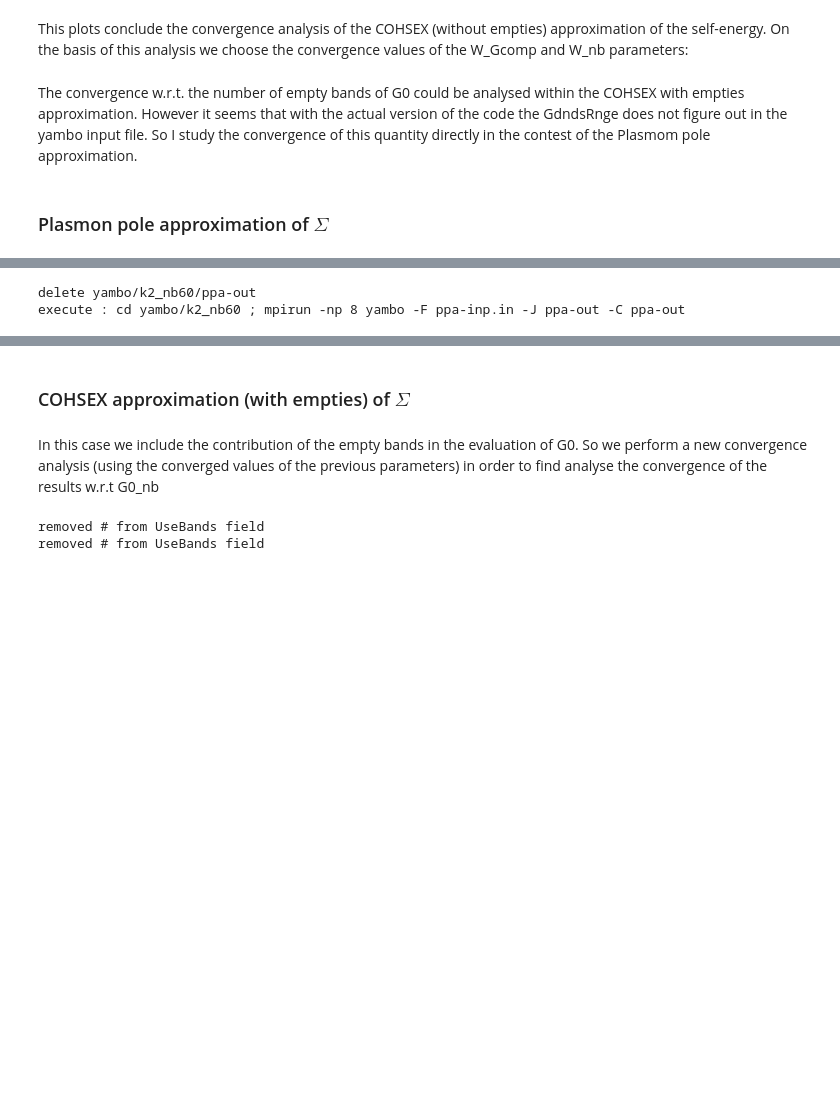
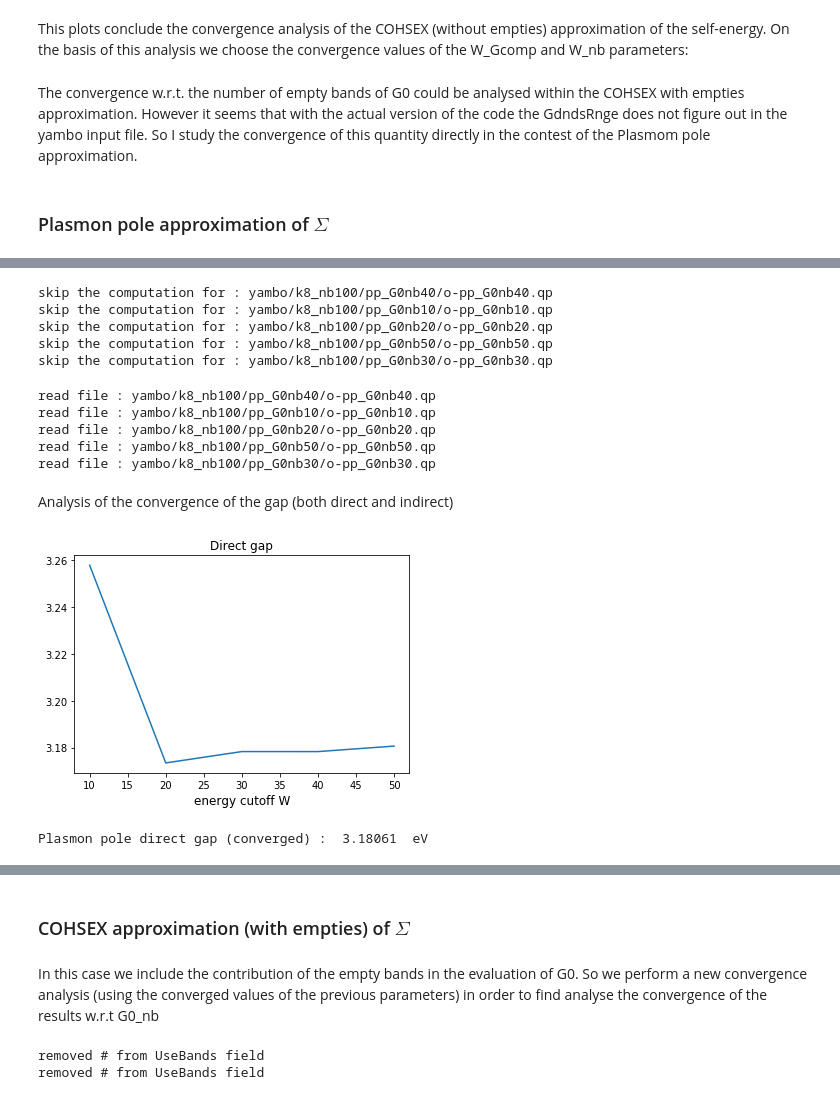
Before and after one commit to marcodalessandro76/Yambo-nb, a Jupyter notebook: Si-equilibrium/GW convergence analysis/GW Convergence Analysis.ipynb, the cells around one changed output, grey strips where cells are left out. Cells and saved outputs as stored; diff of their text form; code cells hidden in the pictures; blank space fills up the shorter version.

```diff
--- a/Si-equilibrium/GW convergence analysis/GW Convergence Analysis.ipynb
+++ b/Si-equilibrium/GW convergence analysis/GW Convergence Analysis.ipynb
@@ -234,8 +240,10 @@ for gcomp in G0_Gcomp:
 
     plt.plot(kp,dirGap[gcomp],label= 'G0_Gcomp_'+str(gcomp))
 
-print 'HF direct gap (converged) : ',dirGap[G0_Gcomp[-1]][-1], ' eV'
 plt.title('Direct gap')
 plt.legend()
 plt.show()
+
+si_dirGap['hf'] = dirGap[G0_Gcomp[-1]][-1]
+print 'HF direct gap (converged) : ',si_dirGap['hf'], ' eV'
 # %% [output]
@@ -371,9 +381,11 @@ for wn in W_nb:
         dirGap[wn].append(ELumo-EHomo)
     plt.plot(W_Gcomp,dirGap[wn],label= 'W_Nbn_'+str(wn))
 
-print 'COHSEX direct gap (converged) : ',dirGap[W_nb[-1]][-1], ' eV'
 plt.xlabel('energy cutoff W',size=12)
 plt.title('Direct gap')
 plt.legend()
 plt.show()
+
+si_dirGap['cs'] = dirGap[W_nb[-1]][-1]
+print 'COHSEX direct gap (converged) : ',si_dirGap['cs'], ' eV'
 # %% [output]
@@ -427,7 +441,7 @@ The convergence w.r.t. the number of empty bands of G0 could be analysed within
 # %% [markdown]
 ### Plasmon pole approximation of $\Sigma$
 # %%
-G0_nb = [10,20]
+G0_nb = [10,20,30,40,50]
 # compute the pp correction only for the bands in the range
 firstk = 1
 lastk = 21 # the k index to compute the indirect band gap
@@ -451,5 +449,0 @@ y.write(fold+'/'+fname)
-# %%
-R.runYambo(fold,fname,'ppa-out',8)
-# %% [output]
-delete yambo/k2_nb60/ppa-out
-execute : cd yambo/k2_nb60 ; mpirun -np 8 yambo -F ppa-inp.in -J ppa-out -C ppa-out
@@ -455,0 +453,52 @@ execute : cd yambo/k2_nb60 ; mpirun -np 8 yambo -F ppa-inp.in -J ppa-out -C ppa-
+# %%
+R.runPP(yamboDic,hf_kconv,8,True)
+# %% [output]
+skip the computation for : yambo/k8_nb100/pp_G0nb40/o-pp_G0nb40.qp
+skip the computation for : yambo/k8_nb100/pp_G0nb10/o-pp_G0nb10.qp
+skip the computation for : yambo/k8_nb100/pp_G0nb20/o-pp_G0nb20.qp
+skip the computation for : yambo/k8_nb100/pp_G0nb50/o-pp_G0nb50.qp
+skip the computation for : yambo/k8_nb100/pp_G0nb30/o-pp_G0nb30.qp
+# %%
+# reads the results
+reload(R)
+R.getPPresults(yamboDic,hf_kconv)
+# %% [output]
+read file : yambo/k8_nb100/pp_G0nb40/o-pp_G0nb40.qp
+read file : yambo/k8_nb100/pp_G0nb10/o-pp_G0nb10.qp
+read file : yambo/k8_nb100/pp_G0nb20/o-pp_G0nb20.qp
+read file : yambo/k8_nb100/pp_G0nb50/o-pp_G0nb50.qp
+read file : yambo/k8_nb100/pp_G0nb30/o-pp_G0nb30.qp
+# %% [markdown]
+Analysis of the convergence of the gap (both direct and indirect)
+# %%
+y = yamboDic[hf_kconv][nscf_nbnds[0]]['pp']
+
+dirGap = []
+for gnb in G0_nb:
+    ind = 0
+    for kVal,bndVal in zip(y[gnb]['KP'],y[gnb]['BND']):
+        if kVal == 1.0 and bndVal == 4.0:
+            break
+        else:
+            ind +=1
+    EHomo = y[gnb]['E0'][ind] + y[gnb]['EmE0'][ind]
+    ind = 0
+    for kVal,bndVal in zip(y[gnb]['KP'],y[gnb]['BND']):
+        if kVal == 1.0 and bndVal == 5.0:
+            break
+        else:
+            ind +=1
+    ELumo = y[gnb]['E0'][ind] + y[gnb]['EmE0'][ind]
+    dirGap.append(ELumo-EHomo)
+
+plt.plot(G0_nb,dirGap)
+
+plt.xlabel('energy cutoff W',size=12)
+plt.title('Direct gap')
+plt.show()
+
+si_dirGap['pp'] = dirGap[-1]
+print 'Plasmon pole direct gap (converged) : ',si_dirGap['pp'], ' eV'
+# %% [output]
+[figure, added]
+Plasmon pole direct gap (converged) :  3.18061  eV
```
Also changed, not shown: parts of 25 cells of this notebook, 1 other file.
